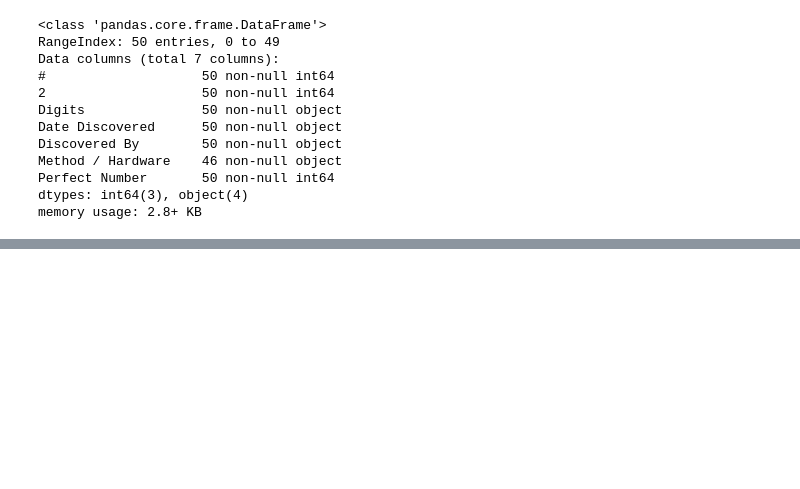
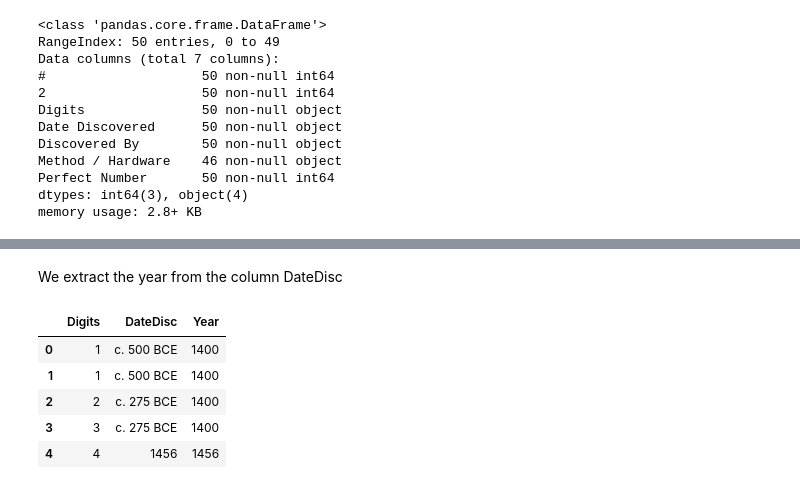
Before and after one commit to lilianabs/538_PrimeNum_Viz, a Jupyter notebook: Prime numbers digits visualization.ipynb, the cells around one changed output, grey strips where cells are left out. Cells and saved outputs as stored; diff of their text form; code cells hidden in the pictures; blank space fills up the shorter version.

```diff
--- a/Prime numbers digits visualization.ipynb
+++ b/Prime numbers digits visualization.ipynb
@@ -41,0 +66,25 @@ df.head()
+# %% [markdown]
+We extract the year from the column DateDisc
+# %%
+def get_year(df):
+    year=[]
+    for item in df.iteritems():
+        #We search for year
+        match = re.search('\d\d\d\d', item[1])
+        if match:
+            year.append(match.group())
+        else:
+            #We set year to 1400 for the case of a year less than 1456
+            year.append('1400')
+    return year
+
+df['Year']=get_year(df['DateDisc'])
+# %%
+df.head()
+# %% [output]
+|  | Digits | DateDisc | Year |
+| 0 | 1 | c. 500 BCE | 1400 |
+| 1 | 1 | c. 500 BCE | 1400 |
+| 2 | 2 | c. 275 BCE | 1400 |
+| 3 | 3 | c. 275 BCE | 1400 |
+| 4 | 4 | 1456 | 1456 |
```
Also changed, not shown: parts of 13 cells of this notebook, 2 other files.
